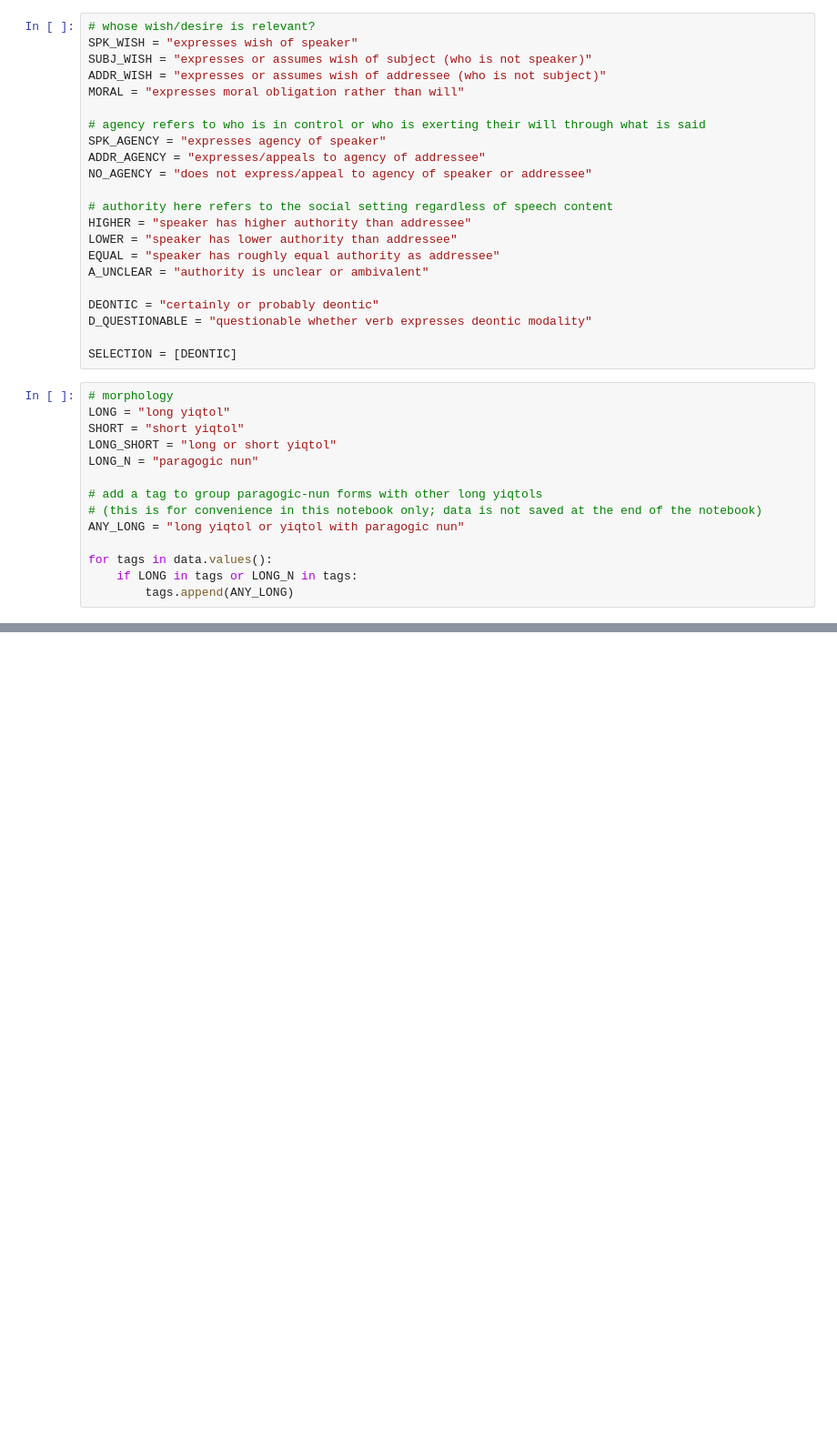
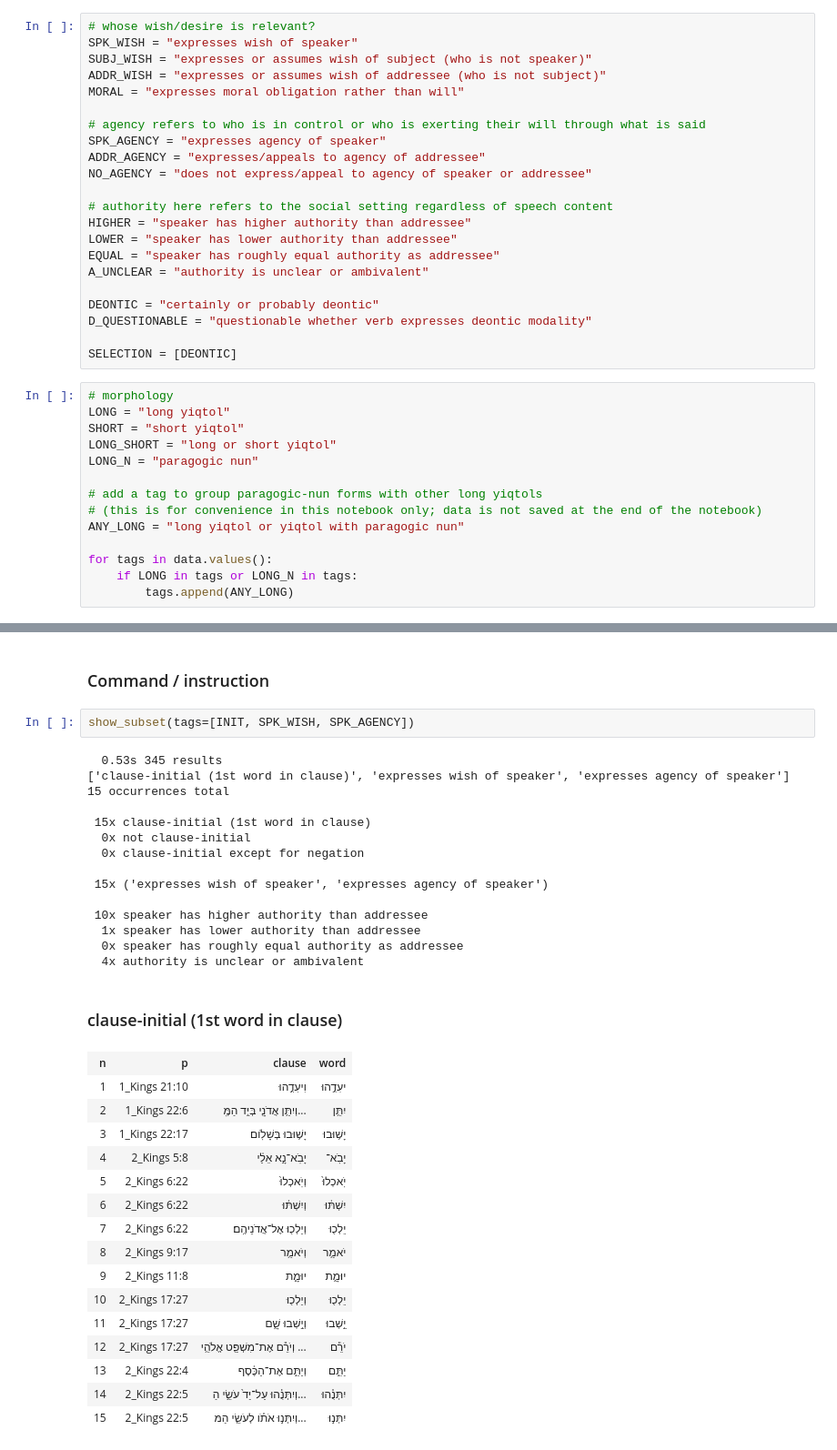
Before and after one commit to dtrlanz/bhsa-kings, a Jupyter notebook: analysis 3rd person.ipynb, the cells around one changed output, grey strips where cells are left out. Shown at 91% size. Drawn from its saved outputs; the diff is of its cells as text; blank space fills up the shorter version.

```diff
--- a/analysis 3rd person.ipynb
+++ b/analysis 3rd person.ipynb
@@ -272,0 +375,36 @@ show_subset(tags=[LONG_SHORT])
+# %% [markdown]
+### Command / instruction
+# %%
+show_subset(tags=[INIT, SPK_WISH, SPK_AGENCY])
+# %% [output]
+  0.53s 345 results
+['clause-initial (1st word in clause)', 'expresses wish of speaker', 'expresses agency of speaker']
+15 occurrences total
+
+ 15x clause-initial (1st word in clause)
+  0x not clause-initial
+  0x clause-initial except for negation
+
+ 15x ('expresses wish of speaker', 'expresses agency of speaker')
+
+ 10x speaker has higher authority than addressee
+  1x speaker has lower authority than addressee
+  0x speaker has roughly equal authority as addressee
+  4x authority is unclear or ambivalent
+### clause-initial (1st word in clause)
+| n | p | clause | word |
+| 1 | 1_Kings 21:10 | וִיעִדֻ֣הוּ | יעִדֻ֣הוּ |
+| 2 | 1_Kings 22:6 | וְיִתֵּ֥ן אֲדֹנָ֖י בְּיַ֥ד הַמֶּֽ... | יִתֵּ֥ן |
+| 3 | 1_Kings 22:17 | יָשׁ֥וּבוּ בְּשָׁלֹֽום׃ | יָשׁ֥וּבוּ |
+| 4 | 2_Kings 5:8 | יָבֹֽא־נָ֣א אֵלַ֔י | יָבֹֽא־ |
+| 5 | 2_Kings 6:22 | וְיֹֽאכְלוּ֙ | יֹֽאכְלוּ֙ |
+| 6 | 2_Kings 6:22 | וְיִשְׁתּ֔וּ | יִשְׁתּ֔וּ |
+| 7 | 2_Kings 6:22 | וְיֵלְכ֖וּ אֶל־אֲדֹנֵיהֶֽם׃ | יֵלְכ֖וּ |
+| 8 | 2_Kings 9:17 | וְיֹאמַ֥ר | יֹאמַ֥ר |
+| 9 | 2_Kings 11:8 | יוּמָ֑ת | יוּמָ֑ת |
+| 10 | 2_Kings 17:27 | וְיֵלְכ֖וּ | יֵלְכ֖וּ |
+| 11 | 2_Kings 17:27 | וְיֵ֣שְׁבוּ שָׁ֑ם | יֵ֣שְׁבוּ |
+| 12 | 2_Kings 17:27 | וְיֹרֵ֕ם אֶת־מִשְׁפַּ֖ט אֱלֹהֵ֥י ... | יֹרֵ֕ם |
+| 13 | 2_Kings 22:4 | וְיַתֵּ֣ם אֶת־הַכֶּ֔סֶף | יַתֵּ֣ם |
+| 14 | 2_Kings 22:5 | וְיִתְּנֻ֗הוּ עַל־יַד֙ עֹשֵׂ֣י הַ... | יִתְּנֻ֗הוּ |
+| 15 | 2_Kings 22:5 | וְיִתְּנ֣וּ אֹתֹ֗ו לְעֹשֵׂ֤י הַמּ... | יִתְּנ֣וּ |
```
Also changed, not shown: parts of 30 cells of this notebook.
